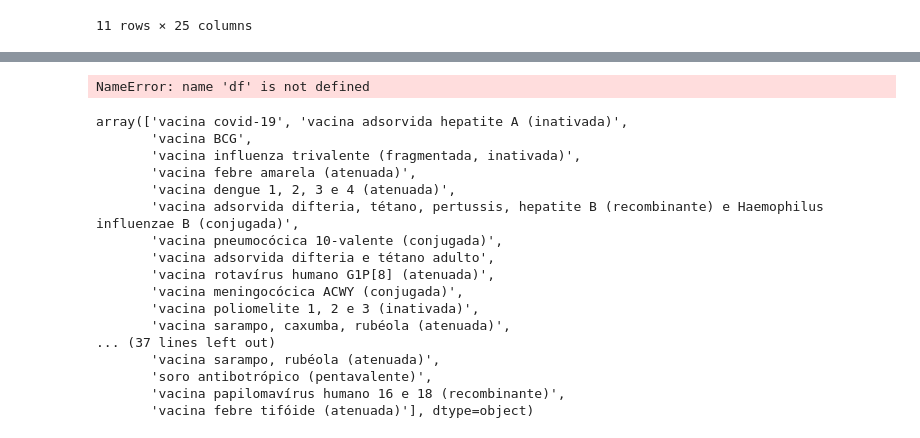
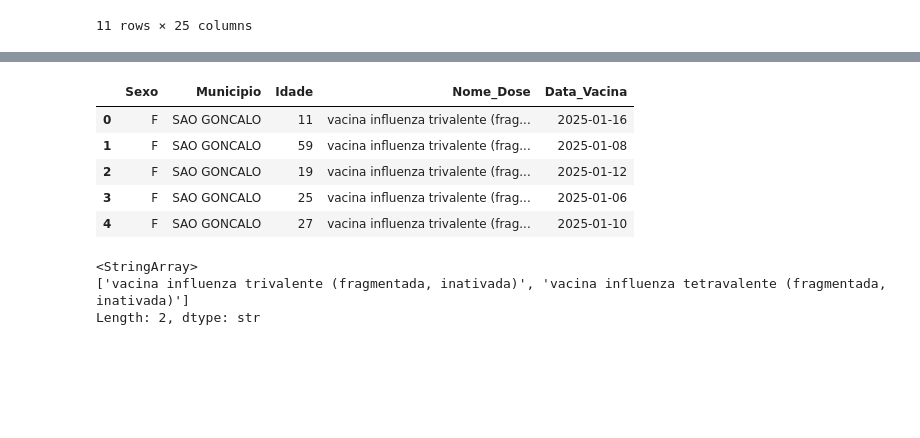
Before and after one commit to N1tr0Lucas/Trabalho-Big-Data-em-Python, a Jupyter notebook: Trabalho_BigDataPython.ipynb, the cells around one changed output, grey strips where cells are left out. Cells and saved outputs as stored; diff of their text form; code cells hidden in the pictures; blank space fills up the shorter version.

```diff
--- a/Trabalho_BigDataPython.ipynb
+++ b/Trabalho_BigDataPython.ipynb
@@ -144,29 +142,20 @@ df.head()
 # %%
-colunas_interesse = ['Sexo', 'Municipio', 'Idade', 'Vacina', 'Data_Vacina', 'Tipo_Dose', 'ds_nome']
+colunas_interesse = ['Sexo', 'Municipio', 'Idade', 'Nome_Dose', 'Data_Vacina']
 
 df_filtrado = df[colunas_interesse]
 
 df_filtrado.head()
 # %% [output]
-NameError: name 'df' is not defined
+|  | Sexo | Municipio | Idade | Nome_Dose | Data_Vacina |
+| 0 | F | SAO GONCALO | 11 | vacina influenza trivalente (frag... | 2025-01-16 |
+| 1 | F | SAO GONCALO | 59 | vacina influenza trivalente (frag... | 2025-01-08 |
+| 2 | F | SAO GONCALO | 19 | vacina influenza trivalente (frag... | 2025-01-12 |
+| 3 | F | SAO GONCALO | 25 | vacina influenza trivalente (frag... | 2025-01-06 |
+| 4 | F | SAO GONCALO | 27 | vacina influenza trivalente (frag... | 2025-01-10 |
 # %%
-df['ds_nome'].unique()
+df['Nome_Dose'].unique()
 # %% [output]
-array(['vacina covid-19', 'vacina adsorvida hepatite A (inativada)',
-       'vacina BCG',
-       'vacina influenza trivalente (fragmentada, inativada)',
-       'vacina febre amarela (atenuada)',
-       'vacina dengue 1, 2, 3 e 4 (atenuada)',
-       'vacina adsorvida difteria, tétano, pertussis, hepatite B (recombinante) e Haemophilus influenzae B (conjugada)',
-       'vacina pneumocócica 10-valente (conjugada)',
-       'vacina adsorvida difteria e tétano adulto',
-       'vacina rotavírus humano G1P[8] (atenuada)',
-       'vacina meningocócica ACWY (conjugada)',
-       'vacina poliomelite 1, 2 e 3 (inativada)',
-       'vacina sarampo, caxumba, rubéola (atenuada)',
-... (37 lines left out)
-       'vacina sarampo, rubéola (atenuada)',
-       'soro antibotrópico (pentavalente)',
-       'vacina papilomavírus humano 16 e 18 (recombinante)',
-       'vacina febre tifóide (atenuada)'], dtype=object)
+<StringArray>
+['vacina influenza trivalente (fragmentada, inativada)', 'vacina influenza tetravalente (fragmentada, inativada)']
+Length: 2, dtype: str
 # %%
```
Also changed, not shown: parts of 9 cells of this notebook.
